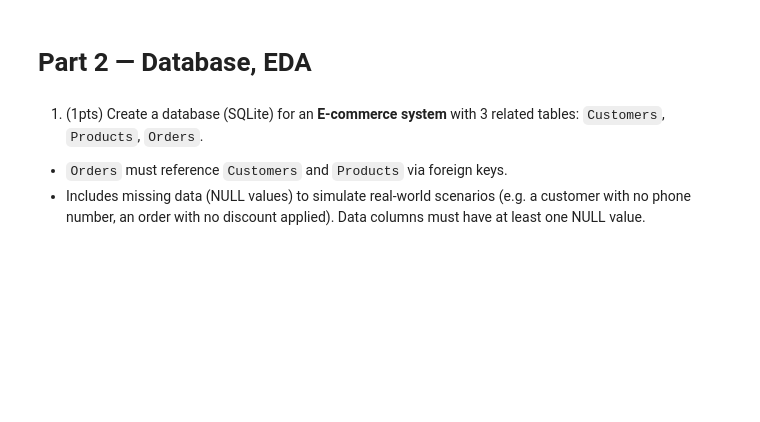
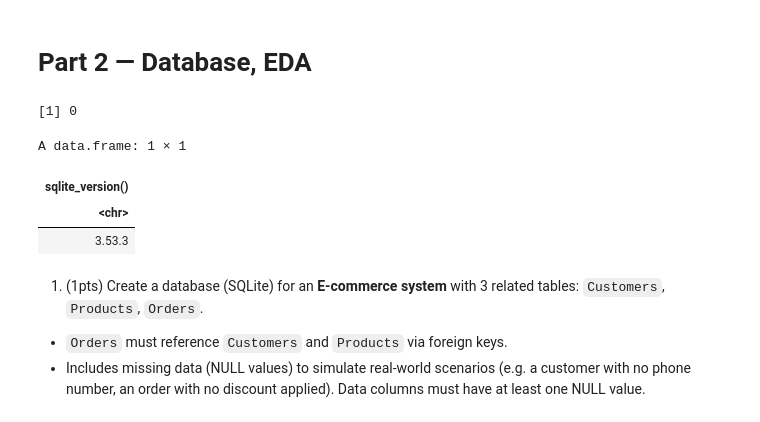
Before and after one commit to NinhHTK/Documents, a Jupyter notebook: SE196288.ipynb, the cells around one changed output. Drawn from its saved outputs; the diff is of its cells as text; code cells hidden in the pictures; blank space fills up the shorter version.

```diff
--- a/SE196288.ipynb
+++ b/SE196288.ipynb
@@ -239,3 +229,24 @@ con <- dbConnect(RSQLite::SQLite(), "mydatabase.db")
+# %%
+# Cài thư viện (chỉ cài nếu chưa có)
+pkgs <- c("DBI", "RSQLite", "ggplot2", "dplyr")
+new  <- pkgs[!pkgs %in% rownames(installed.packages())]
+if (length(new)) install.packages(new, repos = "https://cloud.r-project.org")
+
+library(DBI)
+library(RSQLite)
+library(ggplot2)
+library(dplyr)
+
+# Kết nối SQLite và bật foreign key
+con <- dbConnect(RSQLite::SQLite(), "mydatabase.db")
+dbExecute(con, "PRAGMA foreign_keys = ON")
+dbGetQuery(con, "SELECT sqlite_version()")
+# %% [output]
+[1] 0
+A data.frame: 1 × 1
+| sqlite_version() |
+| <chr> |
+| 3.53.3 |
 # %% [markdown]
 
 1. (1pts) Create a database (SQLite) for an **E-commerce system** with 3 related tables: `Customers`, `Products`, `Orders`.
```
Also changed, not shown: parts of 9 cells of this notebook.
